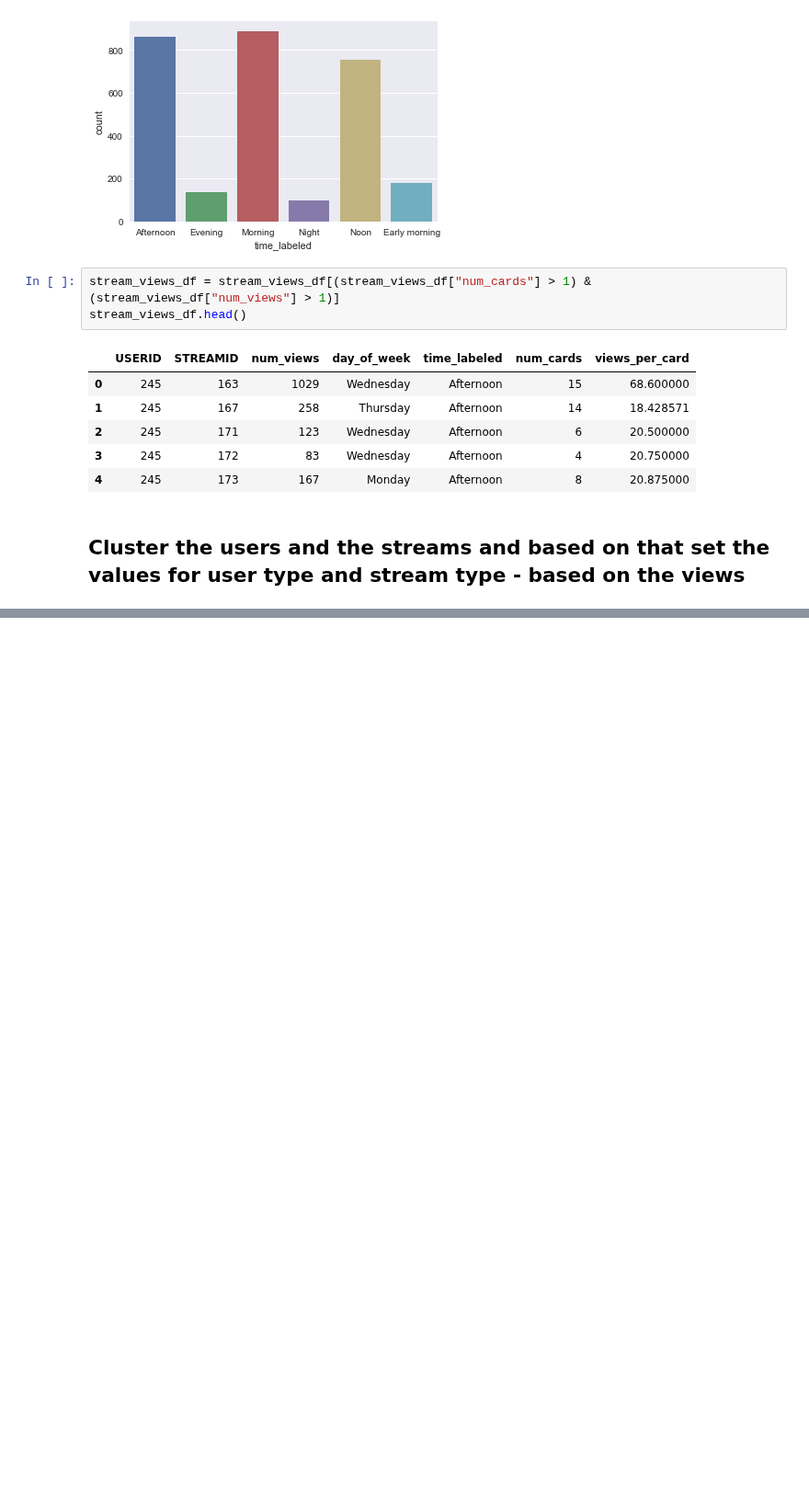
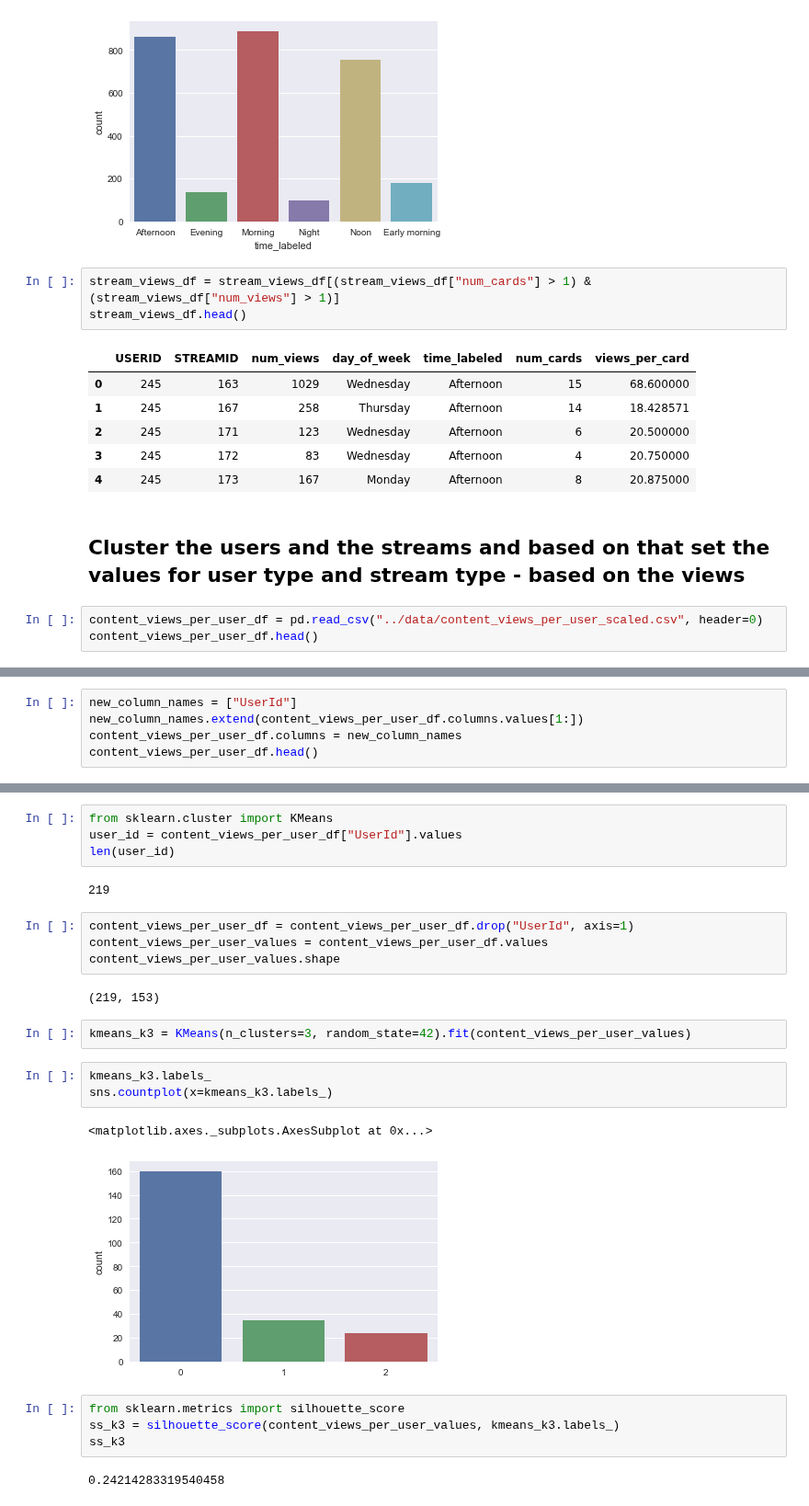
Before and after one commit to ace-racer/ContextualRecommender, a Jupyter notebook: hybird_recommender/exploration/Process Stream views.ipynb, the cells around one changed output, grey strips where cells are left out. Shown at 92% size. Saved outputs shown, nothing was run; the diff lists cells and outputs as text; blank space fills up the shorter version.

Commit message:
Add code for getting user type

```diff
--- a/hybird_recommender/exploration/Process Stream views.ipynb
+++ b/hybird_recommender/exploration/Process Stream views.ipynb
@@ -35,3 +35,6 @@ stream_views_df.head()
 | 4 | 245 | 173 | 167 | Monday | Afternoon | 8 | 20.875000 |
 # %% [markdown]
 ## Cluster  the users and the streams and based on that set the values for user type and stream type - based on the views
+# %%
+content_views_per_user_df = pd.read_csv("../data/content_views_per_user_scaled.csv", header=0)
+content_views_per_user_df.head()
@@ -37,0 +49,5 @@ stream_views_df.head()
+# %%
+new_column_names = ["UserId"]
+new_column_names.extend(content_views_per_user_df.columns.values[1:])
+content_views_per_user_df.columns = new_column_names
+content_views_per_user_df.head()
@@ -37,0 +62,26 @@ stream_views_df.head()
+# %%
+from sklearn.cluster import KMeans
+user_id = content_views_per_user_df["UserId"].values
+len(user_id)
+# %% [output]
+219
+# %%
+content_views_per_user_df = content_views_per_user_df.drop("UserId", axis=1)
+content_views_per_user_values = content_views_per_user_df.values
+content_views_per_user_values.shape
+# %% [output]
+(219, 153)
+# %%
+kmeans_k3 = KMeans(n_clusters=3, random_state=42).fit(content_views_per_user_values)
+# %%
+kmeans_k3.labels_
+sns.countplot(x=kmeans_k3.labels_)
+# %% [output]
+<matplotlib.axes._subplots.AxesSubplot at 0x...>
+[figure, added]
+# %%
+from sklearn.metrics import silhouette_score
+ss_k3 = silhouette_score(content_views_per_user_values, kmeans_k3.labels_)
+ss_k3
+# %% [output]
+0.24214283319540458
```
Also changed, not shown: parts of 11 cells of this notebook.
